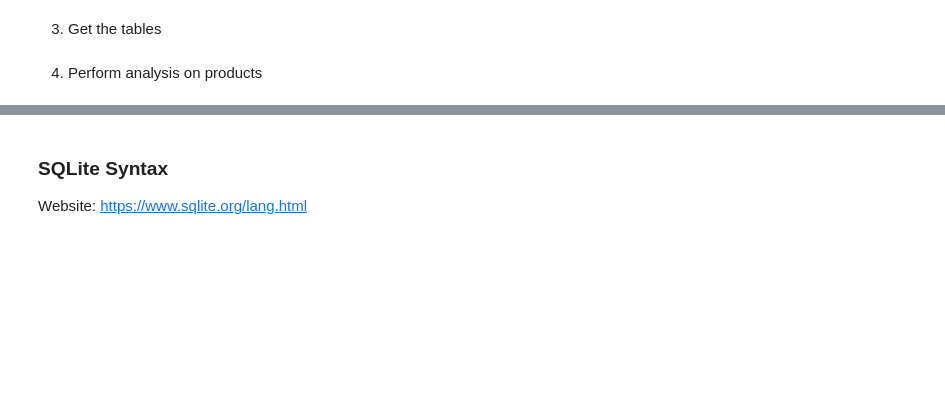
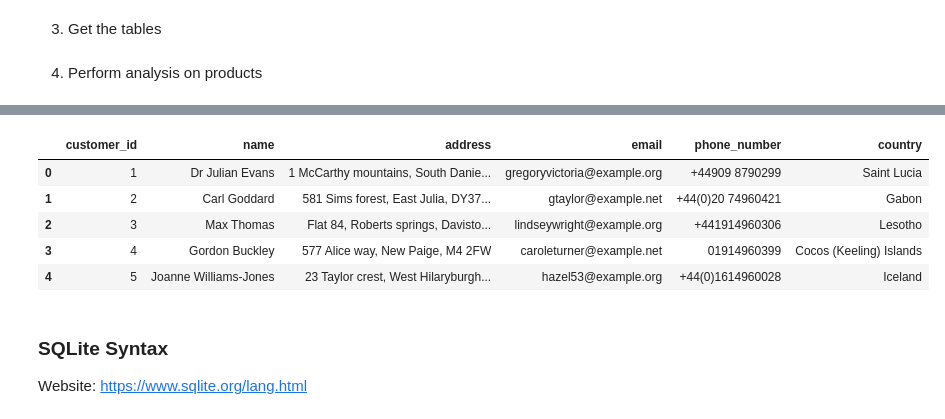
Before and after one commit to mokwilliam/real-time-ecommerce-sales, a Jupyter notebook: backend/e_commerce/visualize_data.ipynb, the cells around one changed output, grey strips where cells are left out. Cells and saved outputs as stored; diff of their text form; code cells hidden in the pictures; blank space fills up the shorter version.

```diff
--- a/backend/e_commerce/visualize_data.ipynb
+++ b/backend/e_commerce/visualize_data.ipynb
@@ -85,3 +53,12 @@ df_products
+# %%
+df_customers
+# %% [output]
+|  | customer_id | name | address | email | phone_number | country |
+| 0 | 1 | Dr Julian Evans | 1 McCarthy mountains, South Danie... | gregoryvictoria@example.org | +44909 8790299 | Saint Lucia |
+| 1 | 2 | Carl Goddard | 581 Sims forest, East Julia, DY37... | gtaylor@example.net | +44(0)20 74960421 | Gabon |
+| 2 | 3 | Max Thomas | Flat 84, Roberts springs, Davisto... | lindseywright@example.org | +441914960306 | Lesotho |
+| 3 | 4 | Gordon Buckley | 577 Alice way, New Paige, M4 2FW | caroleturner@example.net | 01914960399 | Cocos (Keeling) Islands |
+| 4 | 5 | Joanne Williams-Jones | 23 Taylor crest, West Hilaryburgh... | hazel53@example.org | +44(0)1614960028 | Iceland |
 # %% [markdown]
 ### SQLite Syntax
 Website: https://www.sqlite.org/lang.html
```
Also changed, not shown: parts of 17 cells of this notebook, 4 other files.
